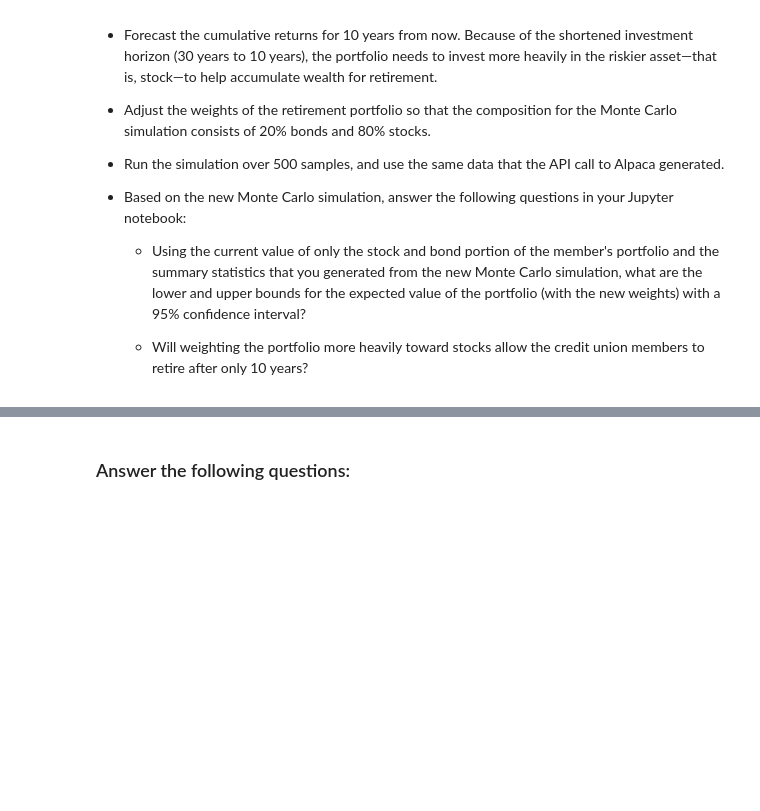
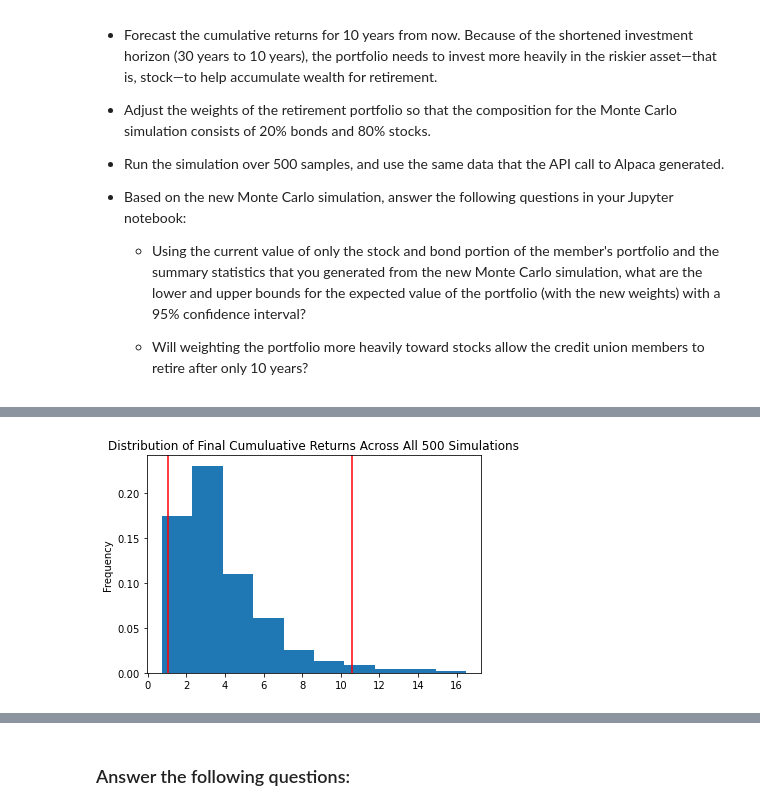
Before and after one commit to TaoNYC/columbia_fintech, a Jupyter notebook: Challenge_5_API_MC_Simulation_Forcasting_Portfilio_Performance/financial_planning_tools.ipynb, the cells around one changed output, grey strips where cells are left out. Saved outputs shown, nothing was run; the diff lists cells and outputs as text; code cells hidden in the pictures; blank space fills up the shorter version.

```diff
--- a/Challenge_5_API_MC_Simulation_Forcasting_Portfilio_Performance/financial_planning_tools.ipynb
+++ b/Challenge_5_API_MC_Simulation_Forcasting_Portfilio_Performance/financial_planning_tools.ipynb
@@ -740,7 +809,10 @@ For this new Monte Carlo simulation, do the following:
 # %%
 # Visualize the probability distribution of the 10-year Monte Carlo simulation
 # by plotting a histogram
 # YOUR CODE HERE
+MC_10_year_sim_dis_plot = MC_10_years.plot_distribution()
+# %% [output]
+[figure, added]
 # %%
 # Generate summary statistics from the 10-year Monte Carlo simulation results
 # Save the results as a variable
```
Also changed, not shown: parts of 25 cells of this notebook.
